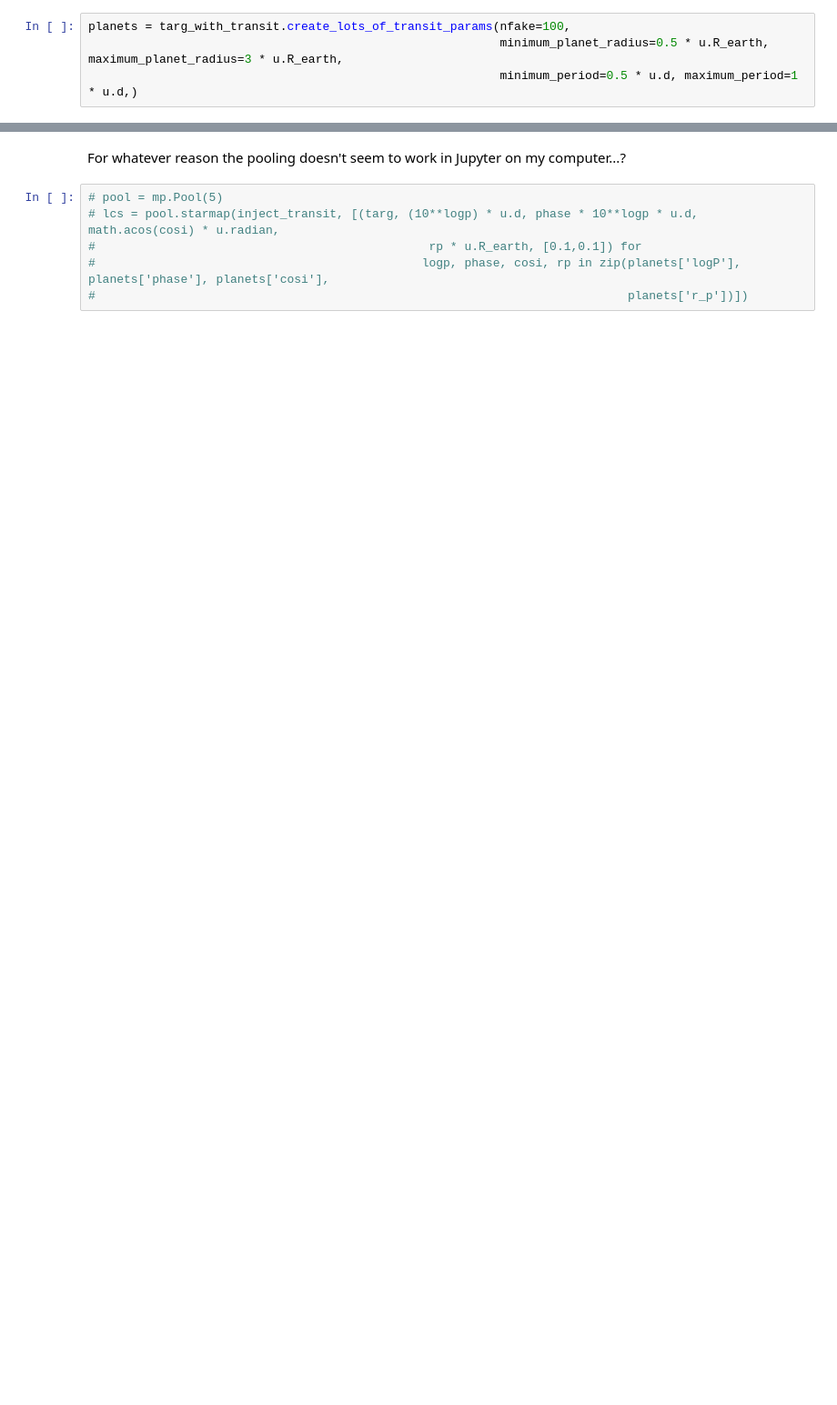
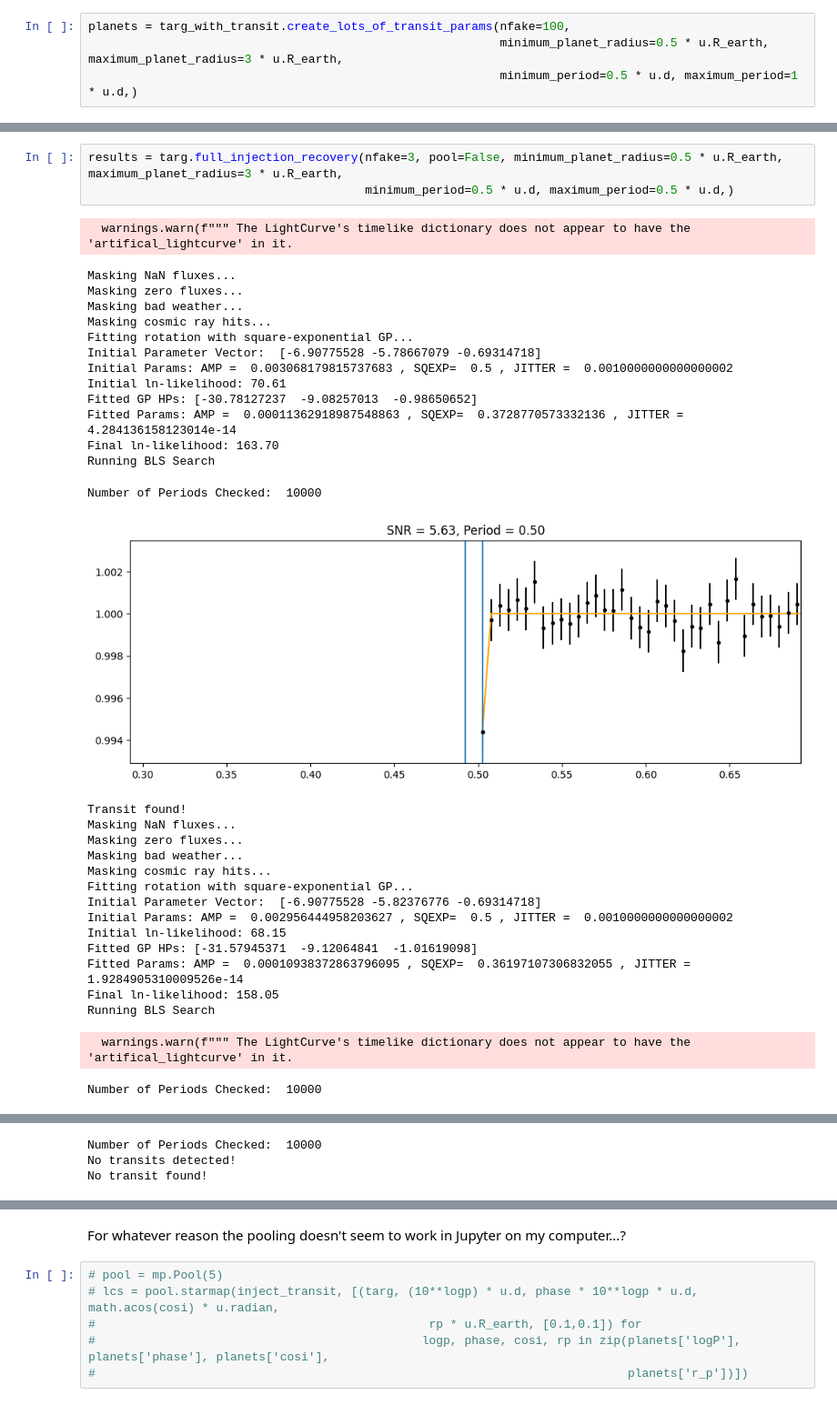
Before and after one commit to catrionamurray/occultence, a Jupyter notebook: occultence/notebooks/test_injecting_transits.ipynb, the cells around one changed output, grey strips where cells are left out. Shown at 91% size. Cells and saved outputs as stored; diff of their text form; blank space fills up the shorter version.

```diff
--- a/occultence/notebooks/test_injecting_transits.ipynb
+++ b/occultence/notebooks/test_injecting_transits.ipynb
@@ -70 +70,35 @@ planets
 100 rows × 19 columns
+# %%
+results = targ.full_injection_recovery(nfake=3, pool=False, minimum_planet_radius=0.5 * u.R_earth, maximum_planet_radius=3 * u.R_earth,
+                                       minimum_period=0.5 * u.d, maximum_period=0.5 * u.d,)
+# %% [output]
+  warnings.warn(f""" The LightCurve's timelike dictionary does not appear to have the 'artifical_lightcurve' in it.
+Masking NaN fluxes...
+Masking zero fluxes...
+Masking bad weather...
+Masking cosmic ray hits...
+Fitting rotation with square-exponential GP...
+Initial Parameter Vector:  [-6.90775528 -5.78667079 -0.69314718]
+Initial Params: AMP =  0.003068179815737683 , SQEXP=  0.5 , JITTER =  0.0010000000000000002
+Initial ln-likelihood: 70.61
+Fitted GP HPs: [-30.78127237  -9.08257013  -0.98650652]
+Fitted Params: AMP =  0.00011362918987548863 , SQEXP=  0.3728770573332136 , JITTER =  4.284136158123014e-14
+Final ln-likelihood: 163.70
+Running BLS Search
+Number of Periods Checked:  10000
+[figure, added]
+Transit found!
+Masking NaN fluxes...
+Masking zero fluxes...
+Masking bad weather...
+Masking cosmic ray hits...
+Fitting rotation with square-exponential GP...
+Initial Parameter Vector:  [-6.90775528 -5.82376776 -0.69314718]
+Initial Params: AMP =  0.002956444958203627 , SQEXP=  0.5 , JITTER =  0.0010000000000000002
+Initial ln-likelihood: 68.15
+Fitted GP HPs: [-31.57945371  -9.12064841  -1.01619098]
+Fitted Params: AMP =  0.00010938372863796095 , SQEXP=  0.36197107306832055 , JITTER =  1.9284905310009526e-14
+Final ln-likelihood: 158.05
+Running BLS Search
+  warnings.warn(f""" The LightCurve's timelike dictionary does not appear to have the 'artifical_lightcurve' in it.
+Number of Periods Checked:  10000
@@ -71 +136,4 @@ planets
+Number of Periods Checked:  10000
+No transits detected!
+No transit found!
 # %%
```
Also changed, not shown: parts of 13 cells of this notebook, 7 other files.
